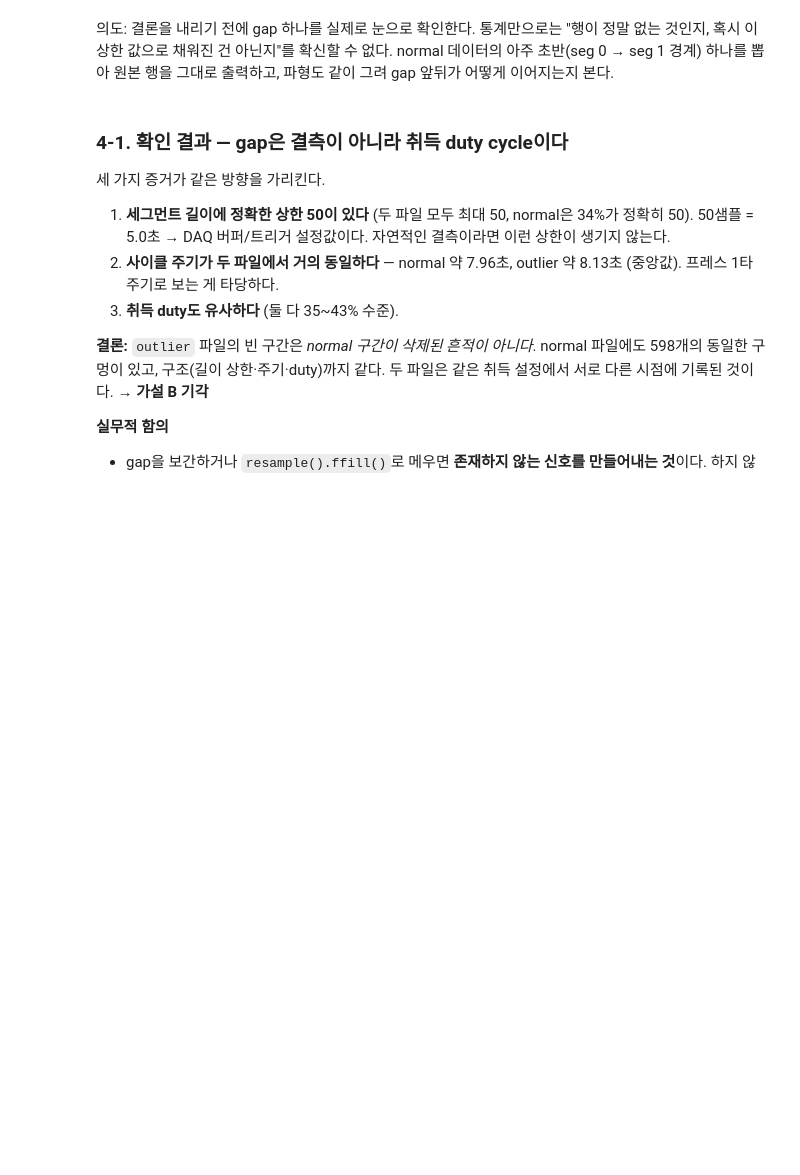
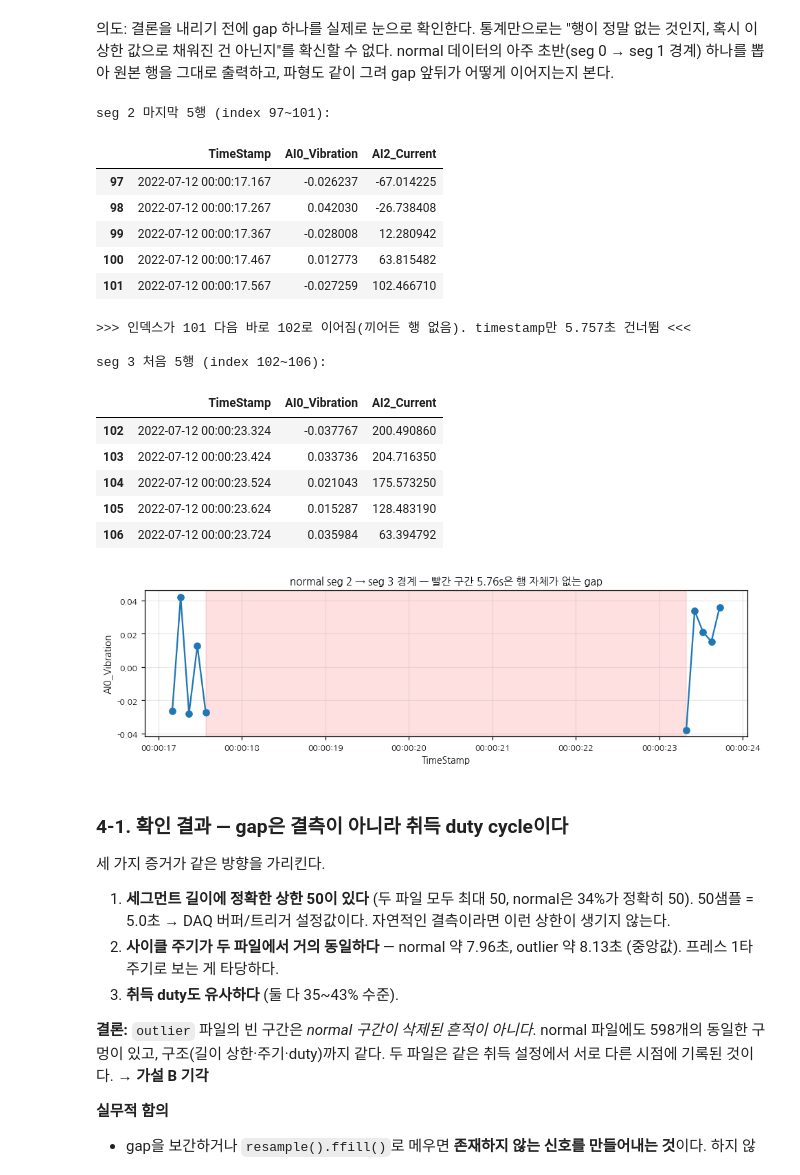
Before and after one commit to kimjaehyeonC/Kamp_AI, a Jupyter notebook: notebooks/01_eda.ipynb, the cells around one changed output. Saved outputs shown, nothing was run; the diff lists cells and outputs as text; code cells hidden in the pictures; blank space fills up the shorter version.

```diff
--- a/notebooks/01_eda.ipynb
+++ b/notebooks/01_eda.ipynb
@@ -312,25 +312,43 @@ plt.tight_layout(); plt.show()
 혹시 이상한 값으로 채워진 건 아닌지"를 확신할 수 없다. normal 데이터의 아주 초반(seg 0 → seg 1 경계)
 하나를 뽑아 원본 행을 그대로 출력하고, 파형도 같이 그려 gap 앞뒤가 어떻게 이어지는지 본다.
 # %%
-sid  = 1                                             # 확인할 세그먼트 경계 (seg 0 -> seg 1)
+sid  = 3                                             # 확인할 세그먼트 경계 (seg 0 -> seg 1)
 prev = SEG["normal"].query("seg_id == @sid - 1").tail(5)
 curr = SEG["normal"].query("seg_id == @sid").head(5)
 gap  = (curr.TimeStamp.iloc[0] - prev.TimeStamp.iloc[-1]).total_seconds()
 
 print(f"seg {sid-1} 마지막 5행 (index {prev.index[0]}~{prev.index[-1]}):")
 display(prev[["TimeStamp", "AI0_Vibration", "AI2_Current"]])
 print(f"\n>>> 인덱스가 {prev.index[-1]} 다음 바로 {curr.index[0]}로 이어짐(끼어든 행 없음). "
       f"timestamp만 {gap:.3f}초 건너뜀 <<<\n")
 print(f"seg {sid} 처음 5행 (index {curr.index[0]}~{curr.index[-1]}):")
 display(curr[["TimeStamp", "AI0_Vibration", "AI2_Current"]])
 
 fig, ax = plt.subplots(figsize=(9, 2.8))
 ax.plot(prev.TimeStamp, prev.AI0_Vibration, "o-", color=COLOR["normal"])
 ax.plot(curr.TimeStamp, curr.AI0_Vibration, "o-", color=COLOR["normal"])
 ax.axvspan(prev.TimeStamp.iloc[-1], curr.TimeStamp.iloc[0], color="red", alpha=.12)
 ax.set_title(f"normal seg {sid-1} → seg {sid} 경계 — 빨간 구간 {gap:.2f}s은 행 자체가 없는 gap")
 ax.set_xlabel("TimeStamp"); ax.set_ylabel("AI0_Vibration")
 plt.tight_layout(); plt.show()
+# %% [output]
+seg 2 마지막 5행 (index 97~101):
+|  | TimeStamp | AI0_Vibration | AI2_Current |
+| 97 | 2022-07-12 00:00:17.167 | -0.026237 | -67.014225 |
+| 98 | 2022-07-12 00:00:17.267 | 0.042030 | -26.738408 |
+| 99 | 2022-07-12 00:00:17.367 | -0.028008 | 12.280942 |
+| 100 | 2022-07-12 00:00:17.467 | 0.012773 | 63.815482 |
+| 101 | 2022-07-12 00:00:17.567 | -0.027259 | 102.466710 |
+>>> 인덱스가 101 다음 바로 102로 이어짐(끼어든 행 없음). timestamp만 5.757초 건너뜀 <<<
+
+seg 3 처음 5행 (index 102~106):
+|  | TimeStamp | AI0_Vibration | AI2_Current |
+| 102 | 2022-07-12 00:00:23.324 | -0.037767 | 200.490860 |
+| 103 | 2022-07-12 00:00:23.424 | 0.033736 | 204.716350 |
+| 104 | 2022-07-12 00:00:23.524 | 0.021043 | 175.573250 |
+| 105 | 2022-07-12 00:00:23.624 | 0.015287 | 128.483190 |
+| 106 | 2022-07-12 00:00:23.724 | 0.035984 | 63.394792 |
+[figure, added]
 # %% [markdown]
 ### 4-1. 확인 결과 — gap은 결측이 아니라 **취득 duty cycle**이다
 
```
Also changed, not shown: parts of 9 cells of this notebook.
